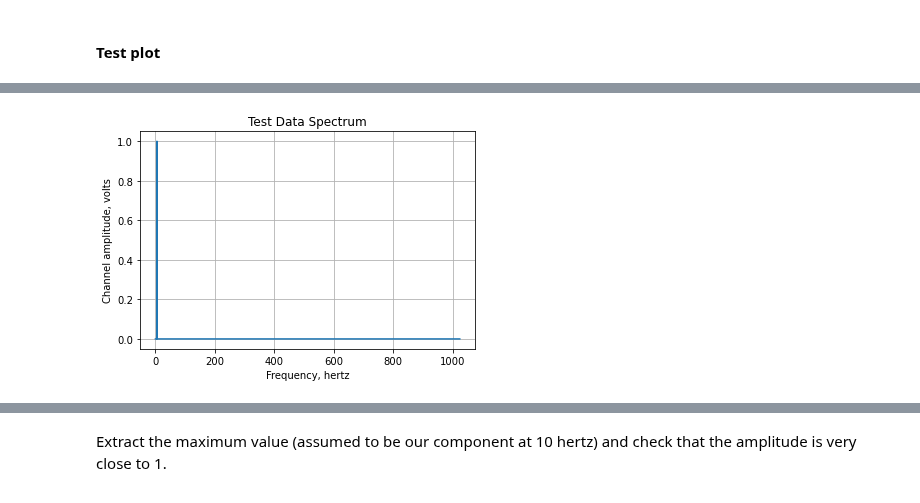
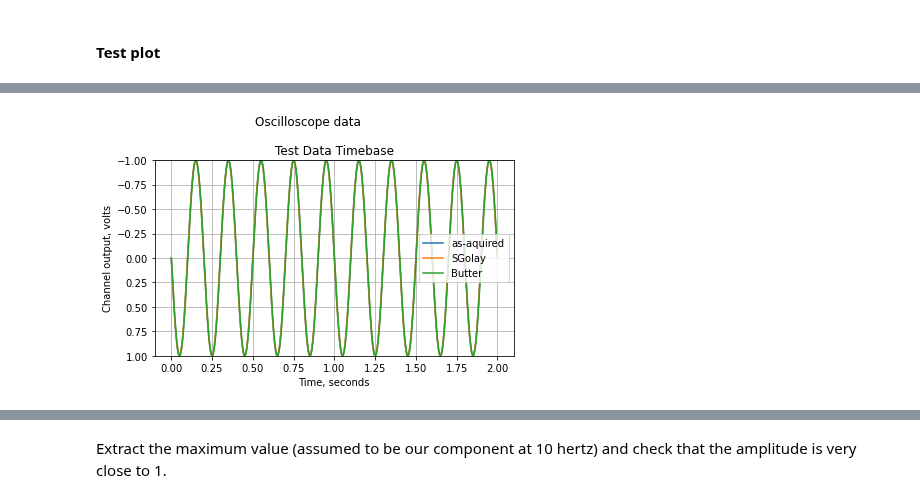
Before and after one commit to RobotSquirrelProd/AppliedVibrationAnalysis, a Jupyter notebook: AppliedVibrationAnalysis Test Harness.ipynb, the cells around one changed output, grey strips where cells are left out. Saved outputs shown, nothing was run; the diff lists cells and outputs as text; code cells hidden in the pictures.

```diff
--- a/AppliedVibrationAnalysis Test Harness.ipynb
+++ b/AppliedVibrationAnalysis Test Harness.ipynb
@@ -56,7 +57,7 @@ print('Signal frequency, hertz: ' + '%0.10f' % d_freq_sig)
 d_timebase_scale = float(i_ns)/(d_fs*12.)
 d_time_ext = np.linspace(0,(i_ns-1),i_ns)/float(i_ns)
 np_d_test = np.sin(2 * math.pi * d_freq_sig * d_time_ext )
-cl_sig_test01 = cl_sig_features(np_d_test, d_timebase_scale)
+ClSigEven = ClSigFeatures(np_d_test, d_timebase_scale)
 # %% [output]
 Signal frequency, hertz: 10.0000000000
 # %% [markdown]
@@ -68,4 +65,4 @@ lst_test01 = cl_sig_test01.plt_sigs()
-# %%
-lst_spec = cl_sig_test01.plt_spec()
-# %% [output]
-[figure, removed]
+# %%
+lst_sig_even = ClSigEven.plt_sigs()
+# %% [output]
+[figure, added]
```
Also changed, not shown: parts of 37 cells of this notebook, 7 other files.
